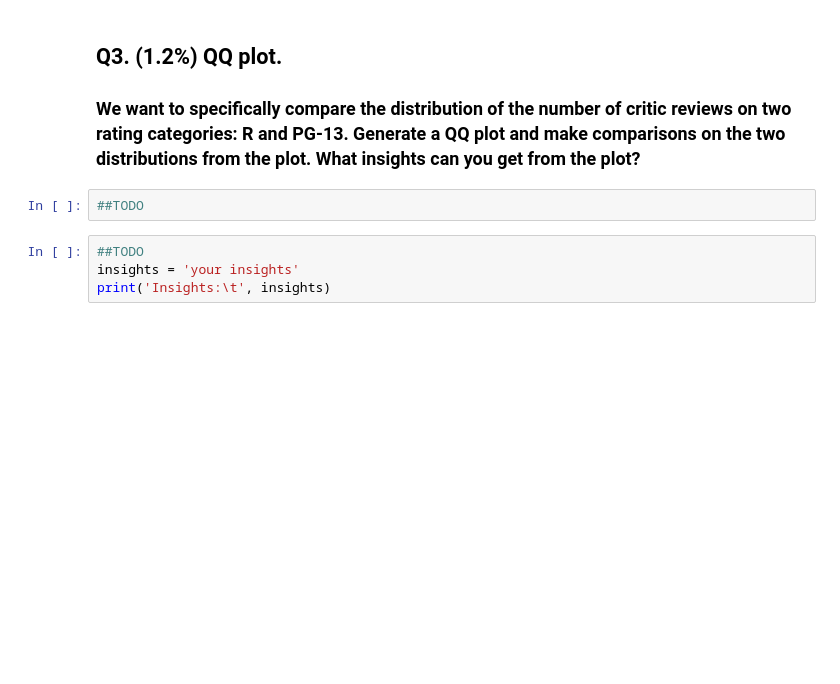
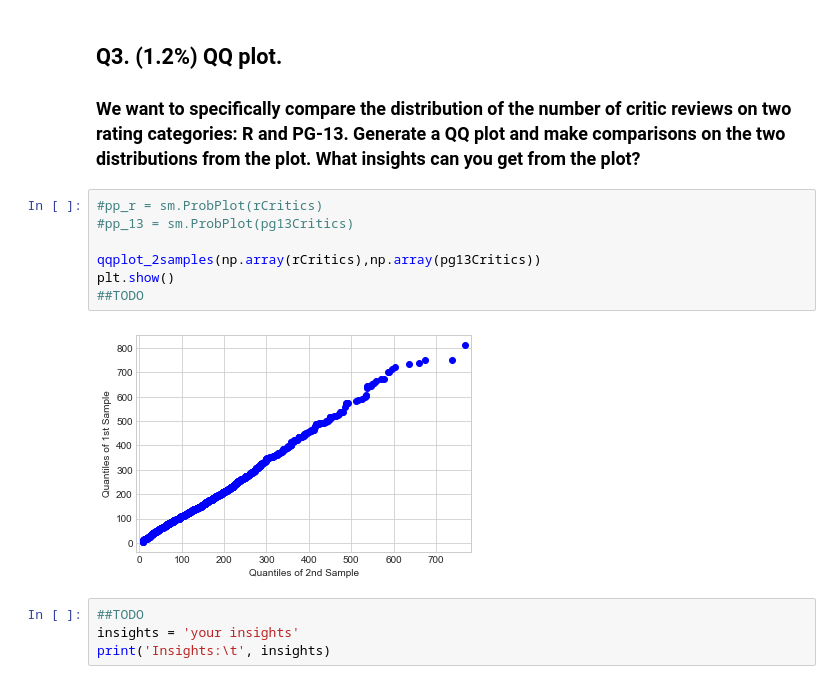
Before and after one commit to carlit-os/datasci_hw2_plots, a Jupyter notebook: HW2.ipynb, the cells around one changed output. Drawn from its saved outputs; the diff is of its cells as text; blank space fills up the shorter version.

```diff
--- a/HW2.ipynb
+++ b/HW2.ipynb
@@ -69,8 +103,15 @@ Insights:        your insights
 # %% [markdown]
 ## Q3. (1.2%) QQ plot.
 ### We want to specifically compare the distribution of the number of critic reviews on two rating categories: R and PG-13. Generate a QQ plot and make comparisons on the two distributions from the plot. What insights can you get from the plot?
-# %%
-##TODO
+# %%
+#pp_r = sm.ProbPlot(rCritics)
+#pp_13 = sm.ProbPlot(pg13Critics)
+
+qqplot_2samples(np.array(rCritics),np.array(pg13Critics))
+plt.show()
+##TODO
+# %% [output]
+[figure, added]
 # %%
 ##TODO
 insights = 'your insights'
```
Also changed, not shown: parts of 5 cells of this notebook.
